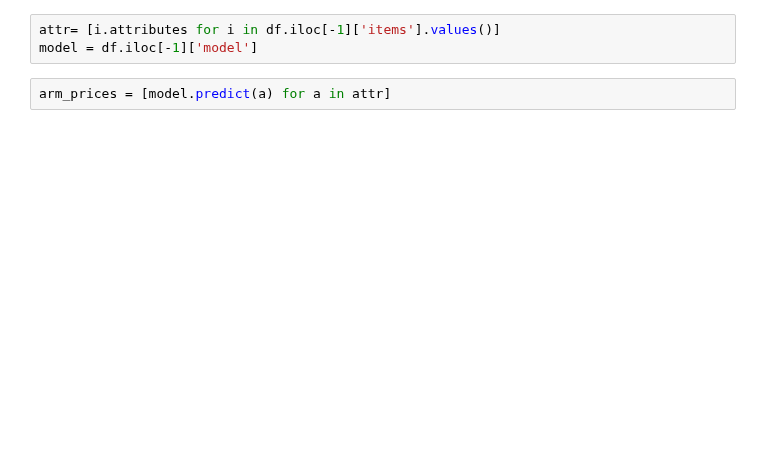
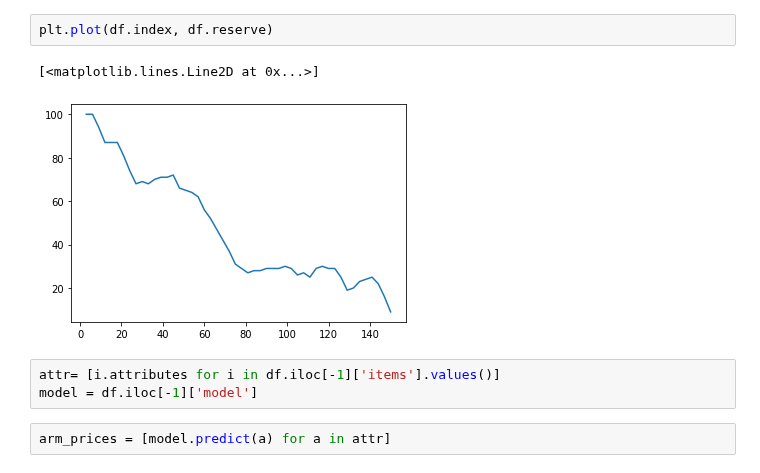
Before and after one commit to BlockScience/arm-basic-research, a Jupyter notebook: experiment.ipynb, the cells around one changed output. Drawn from its saved outputs; the diff is of its cells as text; blank space fills up the shorter version.

```diff
--- a/experiment.ipynb
+++ b/experiment.ipynb
@@ -59,3 +48,8 @@ df
+# %%
+plt.plot(df.index, df.reserve)
+# %% [output]
+[<matplotlib.lines.Line2D at 0x...>]
+[figure, added]
 # %%
 attr= [i.attributes for i in df.iloc[-1]['items'].values()]
 model = df.iloc[-1]['model']
```
Also changed, not shown: parts of 6 cells of this notebook, 5 other files.
